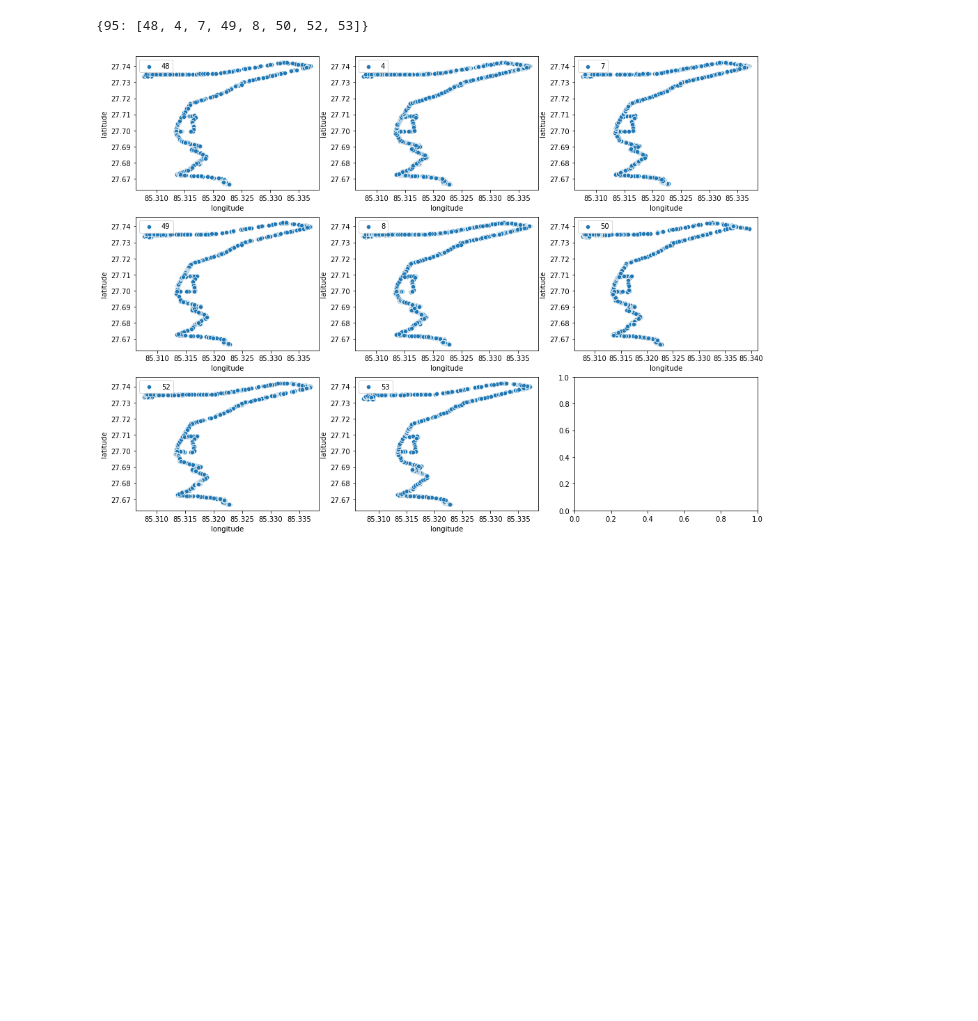
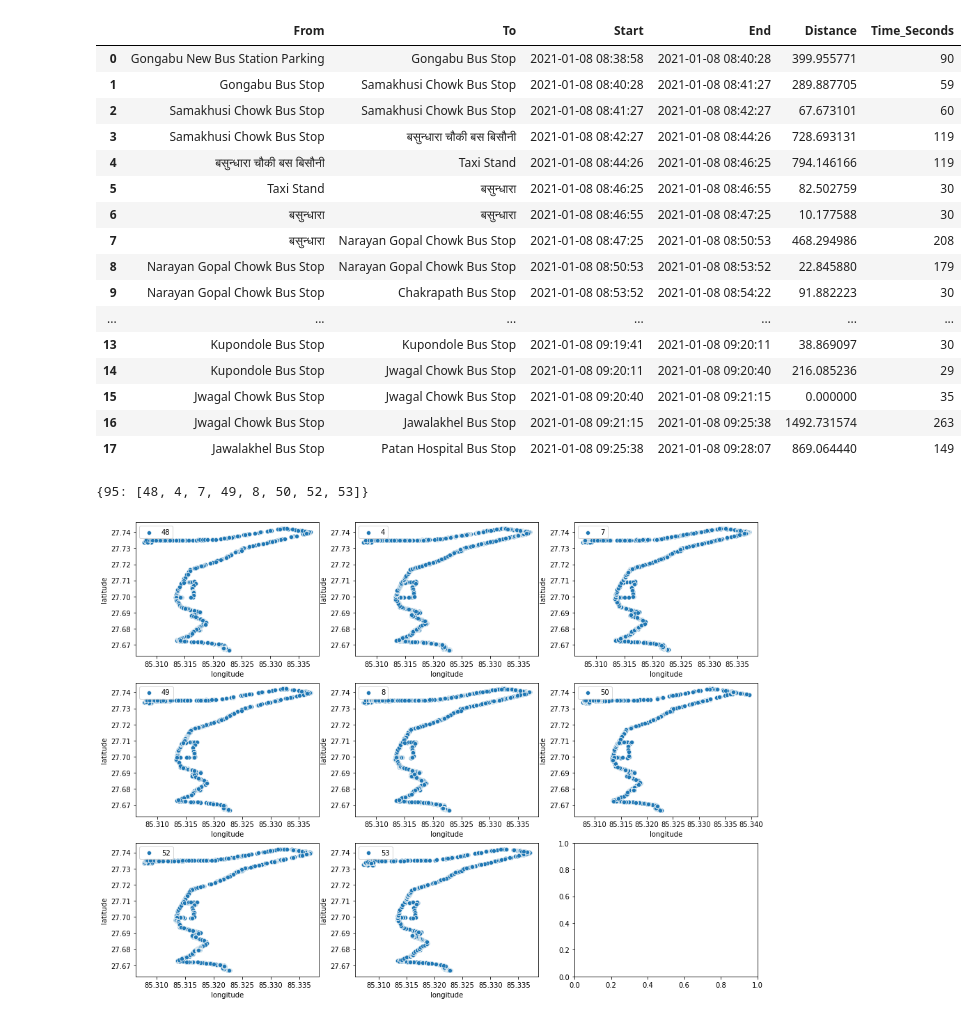
Before and after one commit to imsmritiii123/PBTanalysis, a Jupyter notebook: PBT.ipynb, the cells around one changed output. Saved outputs shown, nothing was run; the diff lists cells and outputs as text; code cells hidden in the pictures; blank space fills up the shorter version.

Commit message:
Function to generate training data.

```diff
--- a/PBT.ipynb
+++ b/PBT.ipynb
@@ -251,8 +251,37 @@ def generate_tours(df, endpoint0, endpoint1):
         if df_temp.shape[0]>20:
             dfs.append(df_temp)
     return dfs
+
+def generate_training_data(df_tmp):
+    df_tmp_bus_stops = df_tmp.iloc[1:-1]['distance']<50
+    df_tmp_bus_stops = df_tmp_bus_stops.values
+    df_tmp_bus_stops = np.concatenate(([True], df_tmp_bus_stops, [True]))
+    df_tmp = df_tmp[df_tmp_bus_stops]
+    names = df_tmp['name'].values
+    indices = [0]
+    for i in range(1,len(names)-1):
+        if (names[i] != names[i-1] or names[i]!=names[i+1]):
+            indices.append(i)
+    indices.append(i+1)
+    df_tmp = df_tmp.iloc[indices]
+
+    names_from = df_tmp['name'][:-1].values
+    names_to = df_tmp['name'][1:].values
+    time_from = df_tmp['last_update'][:-1].values
+    time_to = df_tmp['last_update'][1:].values
+
+    lons1 = df_tmp['longitude'][:-1].values
+    lats1 = df_tmp['latitude'][:-1].values
+    lons2 = df_tmp['longitude'][1:].values
+    lats2 = df_tmp['latitude'][1:].values
+    d = distances(lons1, lats1, lons2, lats2)
+
+    df = pd.DataFrame({'From':names_from, 'To': names_to, 'Start': time_from, 'End': time_to, 'Distance': d})
+    df['Time_Seconds'] = (df['End'] - df['Start']).dt.seconds
+
+    return df
 # %%
-df = bus_day_df(95, 53)
+df = bus_day_df(95, 8)
 stations_in_route = parse_kml('./Bus Routes/Lagankhel-NayaBusPark.kml', getStops=True, drop_duplicates=True, maxDistance=50)
 df = nearest_stations(df, stations_in_route, drop_duplicates=False)
 df.drop_duplicates(subset='last_update', inplace=True)
@@ -264,3 +288,24 @@ animate_df(df_tmp)
+# %%
+df_tmp = generate_tours(df, stations_in_route['name'].iloc[0], stations_in_route['name'].iloc[-1])[0]
+generate_training_data(df_tmp)
+# %% [output]
+|  | From | To | Start | End | Distance | Time_Seconds |
+| 0 | Gongabu New Bus Station Parking | Gongabu Bus Stop | 2021-01-08 08:38:58 | 2021-01-08 08:40:28 | 399.955771 | 90 |
+| 1 | Gongabu Bus Stop | Samakhusi Chowk Bus Stop | 2021-01-08 08:40:28 | 2021-01-08 08:41:27 | 289.887705 | 59 |
+| 2 | Samakhusi Chowk Bus Stop | Samakhusi Chowk Bus Stop | 2021-01-08 08:41:27 | 2021-01-08 08:42:27 | 67.673101 | 60 |
+| 3 | Samakhusi Chowk Bus Stop | बसुन्धारा चौकी बस बिसौनी | 2021-01-08 08:42:27 | 2021-01-08 08:44:26 | 728.693131 | 119 |
+| 4 | बसुन्धारा चौकी बस बिसौनी | Taxi Stand | 2021-01-08 08:44:26 | 2021-01-08 08:46:25 | 794.146166 | 119 |
+| 5 | Taxi Stand | बसुन्धारा | 2021-01-08 08:46:25 | 2021-01-08 08:46:55 | 82.502759 | 30 |
+| 6 | बसुन्धारा | बसुन्धारा | 2021-01-08 08:46:55 | 2021-01-08 08:47:25 | 10.177588 | 30 |
+| 7 | बसुन्धारा | Narayan Gopal Chowk Bus Stop | 2021-01-08 08:47:25 | 2021-01-08 08:50:53 | 468.294986 | 208 |
+| 8 | Narayan Gopal Chowk Bus Stop | Narayan Gopal Chowk Bus Stop | 2021-01-08 08:50:53 | 2021-01-08 08:53:52 | 22.845880 | 179 |
+| 9 | Narayan Gopal Chowk Bus Stop | Chakrapath Bus Stop | 2021-01-08 08:53:52 | 2021-01-08 08:54:22 | 91.882223 | 30 |
+| ... | ... | ... | ... | ... | ... | ... |
+| 13 | Kupondole Bus Stop | Kupondole Bus Stop | 2021-01-08 09:19:41 | 2021-01-08 09:20:11 | 38.869097 | 30 |
+| 14 | Kupondole Bus Stop | Jwagal Chowk Bus Stop | 2021-01-08 09:20:11 | 2021-01-08 09:20:40 | 216.085236 | 29 |
+| 15 | Jwagal Chowk Bus Stop | Jwagal Chowk Bus Stop | 2021-01-08 09:20:40 | 2021-01-08 09:21:15 | 0.000000 | 35 |
+| 16 | Jwagal Chowk Bus Stop | Jawalakhel Bus Stop | 2021-01-08 09:21:15 | 2021-01-08 09:25:38 | 1492.731574 | 263 |
+| 17 | Jawalakhel Bus Stop | Patan Hospital Bus Stop | 2021-01-08 09:25:38 | 2021-01-08 09:28:07 | 869.064440 | 149 |
 # %%
 os.environ['PBT_DB_USER'] = 'prajwolrg'
 os.environ['PBT_DB_PW'] = 'Re!r8bMe2fFvH7K'
```
Also changed, not shown: parts of 1 cell of this notebook.
